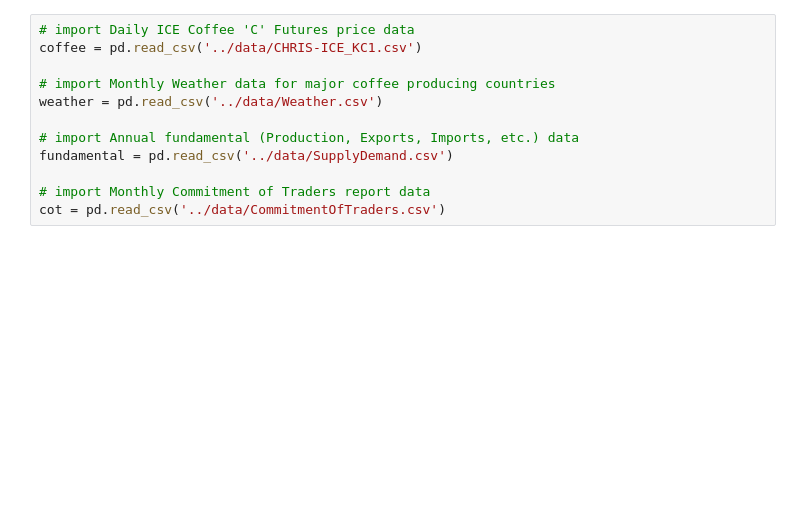
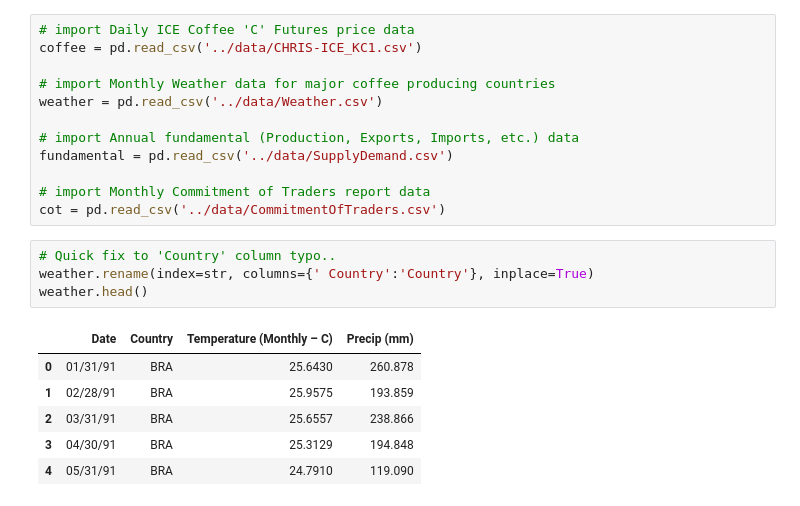
Before and after one commit to mattg12/Coffee-Futures-Market-Analysis, a Jupyter notebook: notebooks/Coffee Futures Market Analysis - Data Wrangling Notebook.ipynb, the cells around one changed output. Drawn from its saved outputs; the diff is of its cells as text; blank space fills up the shorter version.

```diff
--- a/notebooks/Coffee Futures Market Analysis - Data Wrangling Notebook.ipynb
+++ b/notebooks/Coffee Futures Market Analysis - Data Wrangling Notebook.ipynb
@@ -59,4 +57,15 @@ fundamental = pd.read_csv('../data/SupplyDemand.csv')
 
 # import Monthly Commitment of Traders report data
 cot = pd.read_csv('../data/CommitmentOfTraders.csv')
+# %%
+# Quick fix to 'Country' column typo..
+weather.rename(index=str, columns={' Country':'Country'}, inplace=True)
+weather.head()
+# %% [output]
+|  | Date | Country | Temperature (Monthly – C) | Precip (mm) |
+| 0 | 01/31/91 | BRA | 25.6430 | 260.878 |
+| 1 | 02/28/91 | BRA | 25.9575 | 193.859 |
+| 2 | 03/31/91 | BRA | 25.6557 | 238.866 |
+| 3 | 04/30/91 | BRA | 25.3129 | 194.848 |
+| 4 | 05/31/91 | BRA | 24.7910 | 119.090 |
 # %%
```
Also changed, not shown: parts of 8 cells of this notebook, 1 other file.
